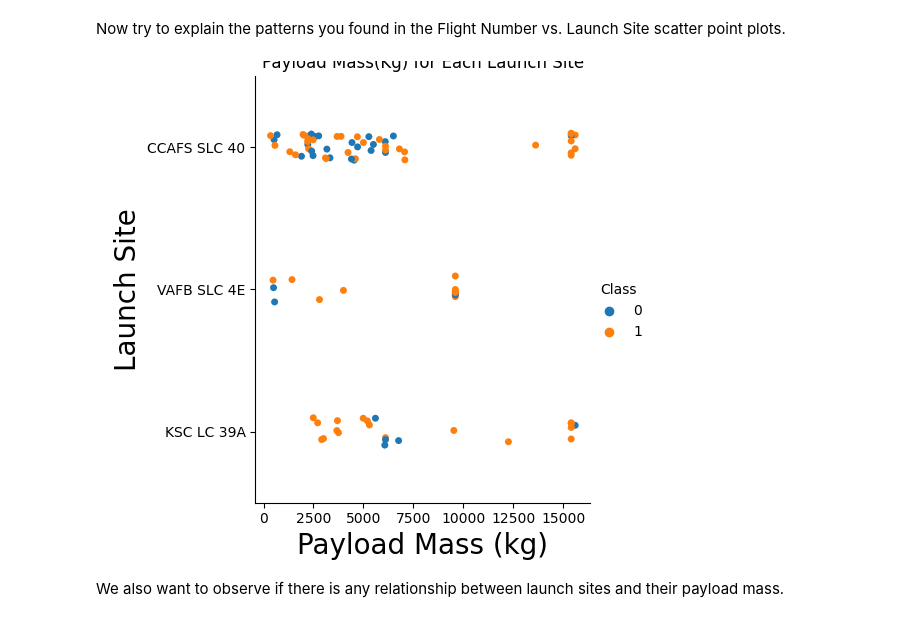
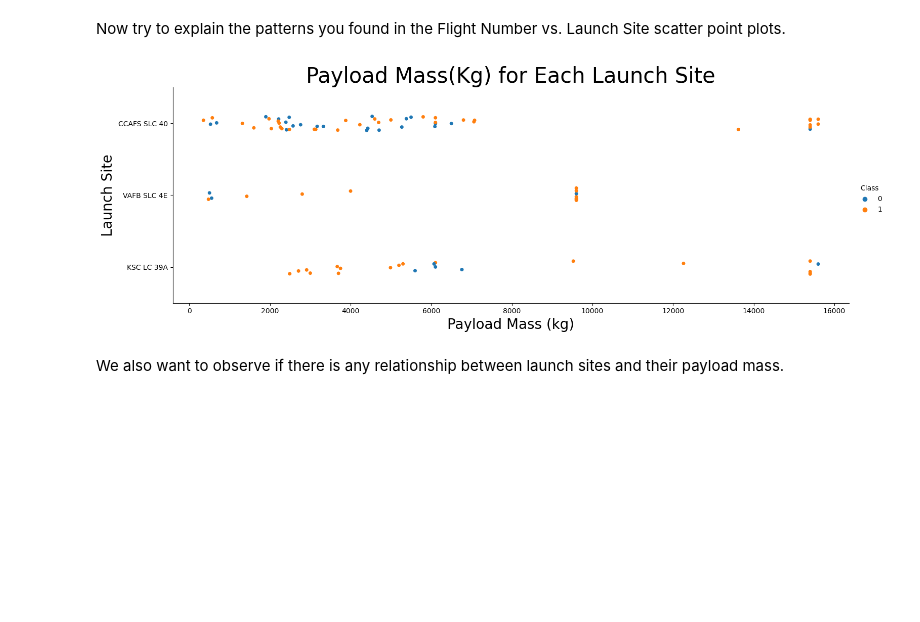
Before and after one commit to SaraG51/IBM-Applied-Data-Science-Capstone-Project, a Jupyter notebook: 2_2 EDA Data Visualization.ipynb, the cells around one changed output. Saved outputs shown, nothing was run; the diff lists cells and outputs as text; code cells hidden in the pictures; blank space fills up the shorter version.

```diff
--- a/2_2 EDA Data Visualization.ipynb
+++ b/2_2 EDA Data Visualization.ipynb
@@ -102,13 +102,13 @@ plt.show()
 Now try to explain the patterns you found in the Flight Number vs. Launch Site scatter point plots.
 # %%
 ### TASK 2: Visualize the relationship between Payload and Launch Site
-sns.catplot(y="LaunchSite", x="PayloadMass", data=df, hue="Class")
+sns.catplot(y="LaunchSite", x="PayloadMass", data=df, hue="Class", aspect = 3)
 plt.xlabel("Payload Mass (kg)", fontsize=20)
 plt.ylabel("Launch Site", fontsize=20)
-plt.title("Payload Mass(Kg) for Each Launch Site")
+plt.title("Payload Mass(Kg) for Each Launch Site", fontsize=30)
 plt.show()
 # %% [output]
-[figure, old version]
+[figure, new version]
 # %% [markdown]
 We also want to observe if there is any relationship between launch sites and their payload mass.
 # %%
```
Also changed, not shown: parts of 10 cells of this notebook.
